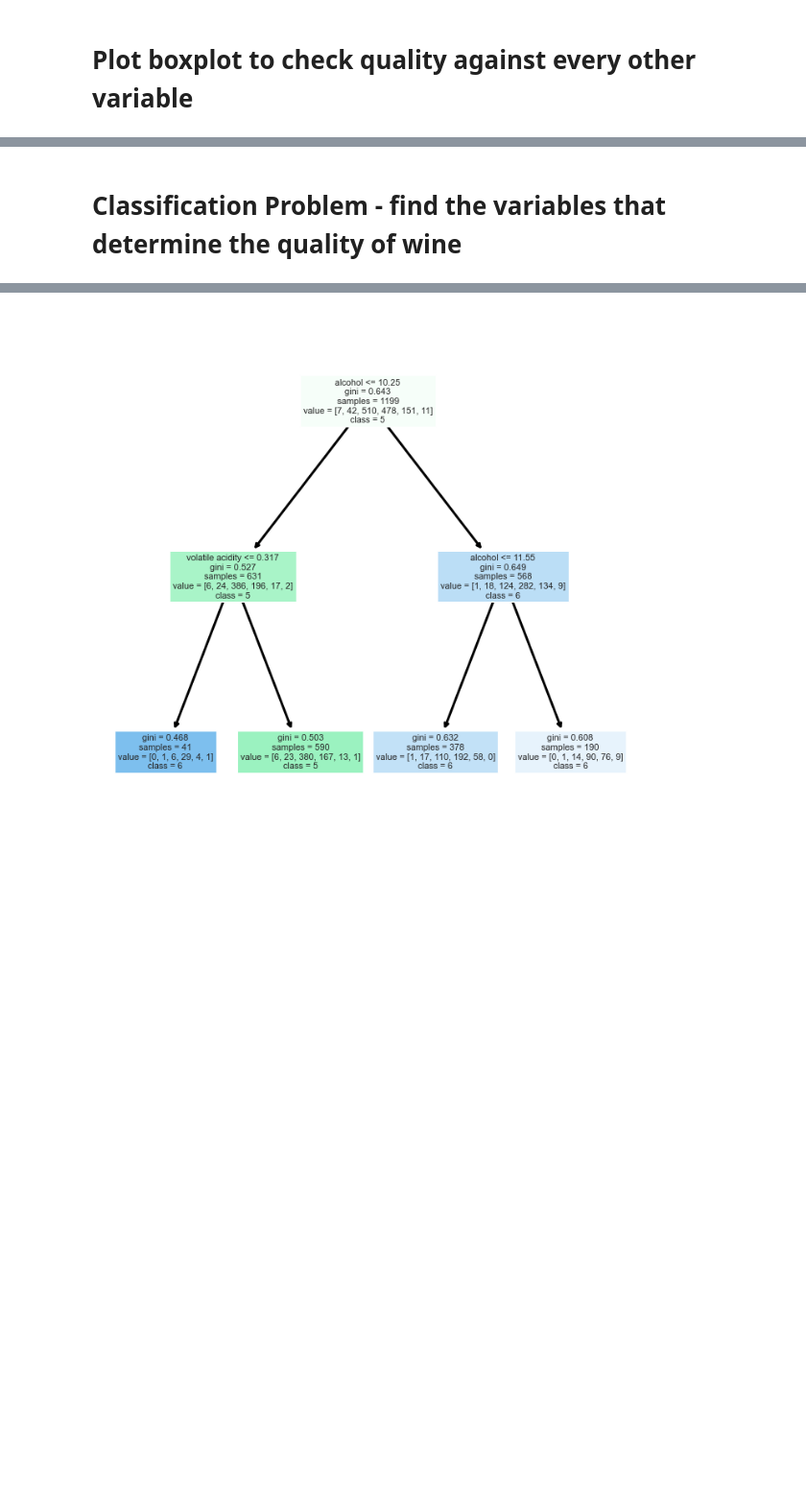
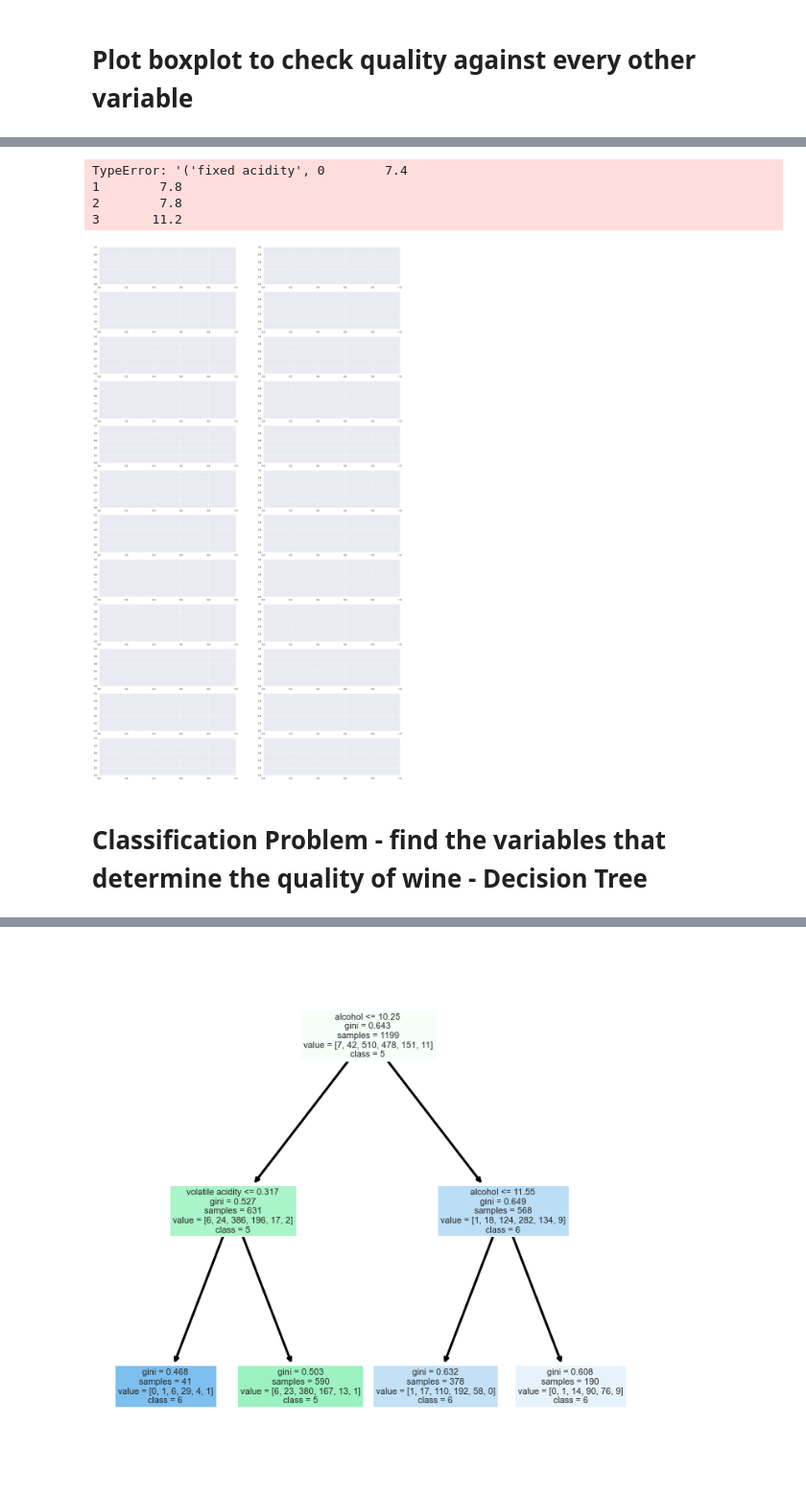
Before and after one commit to AddictedBoy/EE0005-Mini-Project, a Jupyter notebook: ZT.ipynb, the cells around one changed output, grey strips where cells are left out. Shown at 96% size. Cells and saved outputs as stored; diff of their text form; code cells hidden in the pictures; blank space fills up the shorter version.

```diff
--- a/ZT.ipynb
+++ b/ZT.ipynb
@@ -104,5 +100,21 @@ sb.boxplot(x = 'quality', y = 'alcohol', data = df)
+# %%
+f, axes = plt.subplots(12, 2, figsize=(25, 45))
+colors = ["r", "g", "b", "m", "c", "r", "g", "b", "m", "c","r", "g"]
+
+count = 0
+for var in df.items():
+    if var != 'quality':
+        sb.boxplot(x = 'quality', y = var, data=df[var], orient = "h", color = colors[count], ax = axes[count,0])
+        sb.histplot(data=df[var], color = colors[count], ax = axes[count,1])
+        count += 1
+# %% [output]
+TypeError: '('fixed acidity', 0        7.4
+1        7.8
+2        7.8
+3       11.2
+[figure, added]
 # %% [markdown]
-# Classification Problem - find the variables that determine the quality of wine
+# Classification Problem - find the variables that determine the quality of wine - Decision Tree
 # %%
 # Import essential models and functions from sklearn
 from sklearn.tree import DecisionTreeClassifier
```
Also changed, not shown: parts of 11 cells of this notebook.
